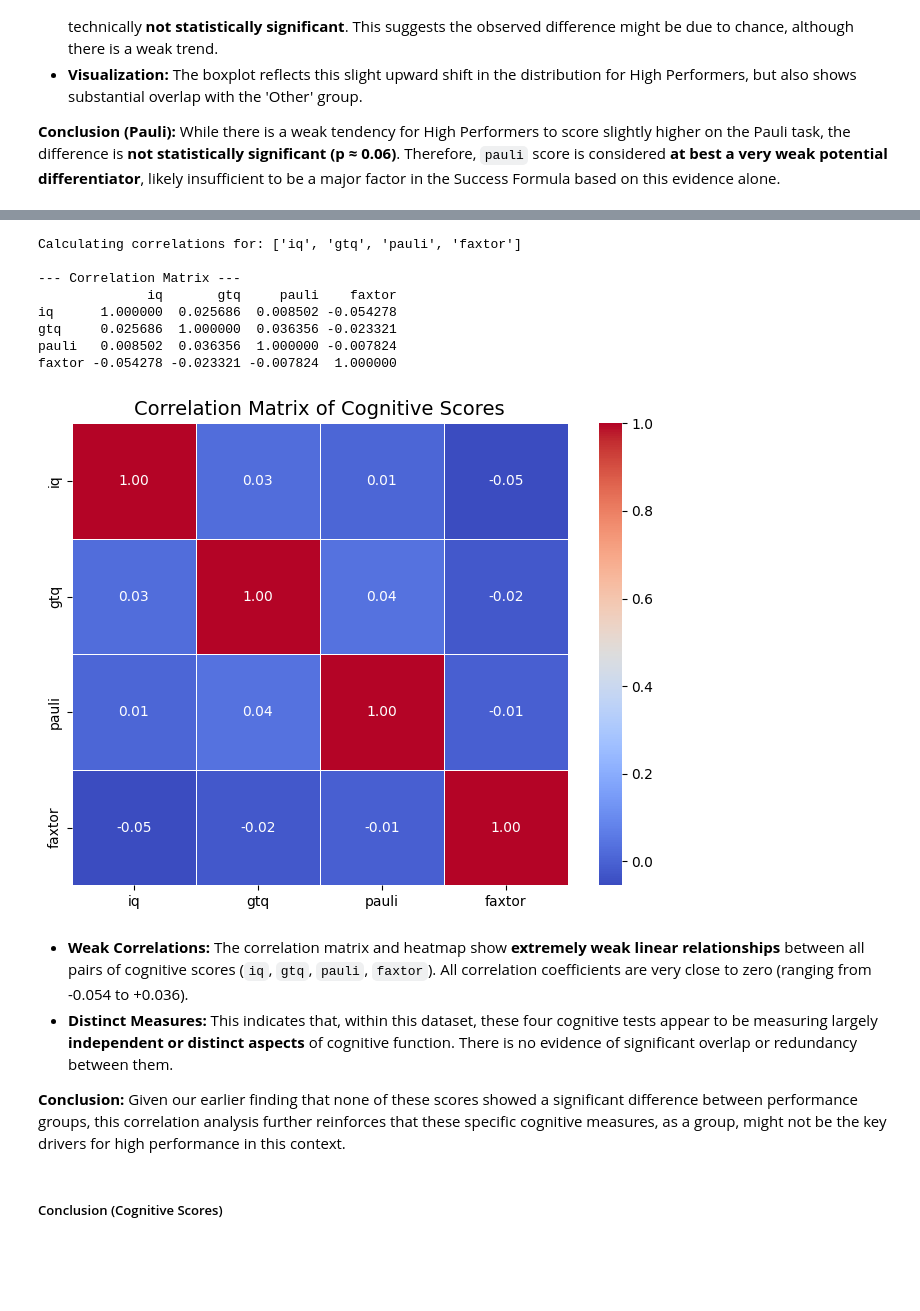
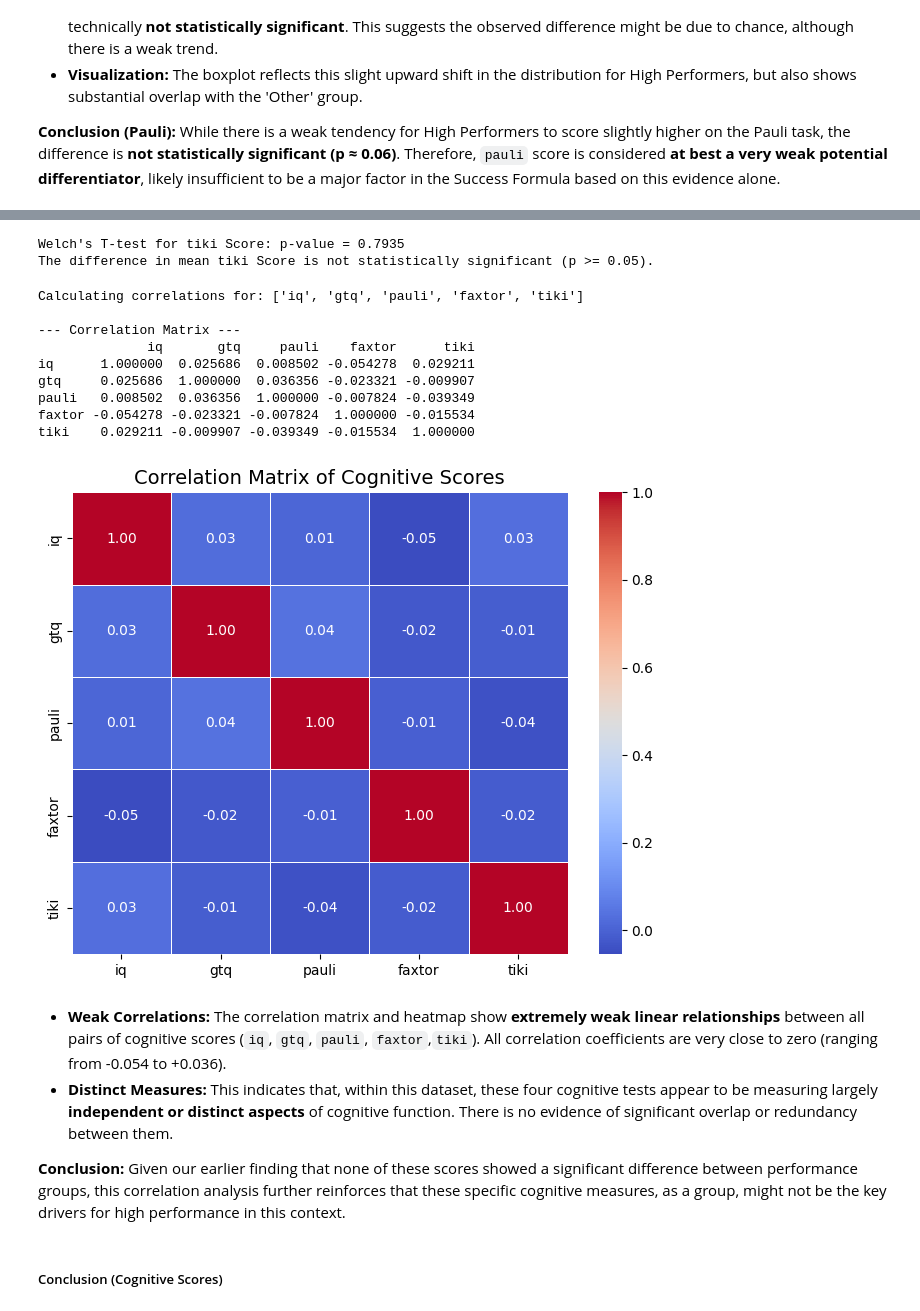
Before and after one commit to fbudimannn/talent-intelligence-system, a Jupyter notebook: 1_analysis/data_exploration.ipynb, the cells around one changed output, grey strips where cells are left out. Saved outputs shown, nothing was run; the diff lists cells and outputs as text; code cells hidden in the pictures; blank space fills up the shorter version.

```diff
--- a/1_analysis/data_exploration.ipynb
+++ b/1_analysis/data_exploration.ipynb
@@ -2454,44 +2479,62 @@ The difference in mean Pauli Score is not statistically significant (p >= 0.05).
+# %%
+#  T-test for statistical significance
+group_true_pauli = df_main_EDA[df_main_EDA['is_high_performer'] == True]['tiki']
+group_false_pauli = df_main_EDA[df_main_EDA['is_high_performer'] == False]['tiki']
+# Check if both groups have data before running t-test
+if not group_true_pauli.empty and not group_false_pauli.empty:
+    t_stat_pauli, p_value_pauli = ttest_ind(group_true_pauli, group_false_pauli, equal_var=False, nan_policy='omit') # Welch's t-test, ignore NaNs if any accidentally remain
+    print(f"\nWelch's T-test for tiki Score: p-value = {p_value_pauli:.4f}")
+    if p_value_pauli < 0.05:
+        print("The difference in mean tiki Score is statistically significant (p < 0.05).")
+    else:
+        print("The difference in mean tiki Score is not statistically significant (p >= 0.05).")
+else:
+    print("\nCould not perform t-test for tiki Score (one or both groups might be empty).")
+# %% [output]
+Welch's T-test for tiki Score: p-value = 0.7935
+The difference in mean tiki Score is not statistically significant (p >= 0.05).
 # %%
 # Analysis: Correlation Between Cognitive Scores
 
 # --- Select Cognitive Score Columns ---
-cognitive_cols = ['iq', 'gtq', 'pauli', 'faxtor'] # Verify 'gtq_total' name
+cognitive_cols = ['iq', 'gtq', 'pauli', 'faxtor','tiki'] # Verify 'gtq_total' name
 
 # Check if all columns exist before proceeding
 available_cognitive_cols = [col for col in cognitive_cols if col in df_main_EDA.columns]
 if len(available_cognitive_cols) < 2:
     print("Not enough cognitive columns available to calculate correlations.")
 else:
     print(f"Calculating correlations for: {available_cognitive_cols}")
 
     # --- Calculate Correlation Matrix ---
     # .corr() automatically handles missing values (like those in Dept 4 for iq/gtq) by pairwise deletion by default
     correlation_matrix = df_main_EDA[available_cognitive_cols].corr()
 
     print("\n--- Correlation Matrix ---")
     print(correlation_matrix)
 
     # --- Visualize Heatmap ---
     plt.figure(figsize=(8, 6))
     sns.heatmap(correlation_matrix,
                 annot=True,        # Show correlation values on the heatmap
                 cmap='coolwarm',   # Color map (blue=negative, red=positive)
                 fmt=".2f",         # Format numbers to 2 decimal places
                 linewidths=.5)     # Add lines between cells
     plt.title('Correlation Matrix of Cognitive Scores', fontsize=14)
     plt.show()
 # %% [output]
-Calculating correlations for: ['iq', 'gtq', 'pauli', 'faxtor']
+Calculating correlations for: ['iq', 'gtq', 'pauli', 'faxtor', 'tiki']
 
 --- Correlation Matrix ---
-              iq       gtq     pauli    faxtor
-iq      1.000000  0.025686  0.008502 -0.054278
-gtq     0.025686  1.000000  0.036356 -0.023321
-pauli   0.008502  0.036356  1.000000 -0.007824
-faxtor -0.054278 -0.023321 -0.007824  1.000000
+              iq       gtq     pauli    faxtor      tiki
+iq      1.000000  0.025686  0.008502 -0.054278  0.029211
+gtq     0.025686  1.000000  0.036356 -0.023321 -0.009907
+pauli   0.008502  0.036356  1.000000 -0.007824 -0.039349
+faxtor -0.054278 -0.023321 -0.007824  1.000000 -0.015534
+tiki    0.029211 -0.009907 -0.039349 -0.015534  1.000000
-[figure, old version]
+[figure, new version]
 # %% [markdown]
-* **Weak Correlations:** The correlation matrix and heatmap show **extremely weak linear relationships** between all pairs of cognitive scores (`iq`, `gtq`, `pauli`, `faxtor`). All correlation coefficients are very close to zero (ranging from -0.054 to +0.036).
+* **Weak Correlations:** The correlation matrix and heatmap show **extremely weak linear relationships** between all pairs of cognitive scores (`iq`, `gtq`, `pauli`, `faxtor`,`tiki`). All correlation coefficients are very close to zero (ranging from -0.054 to +0.036).
 * **Distinct Measures:** This indicates that, within this dataset, these four cognitive tests appear to be measuring largely **independent or distinct aspects** of cognitive function. There is no evidence of significant overlap or redundancy between them.
 
 **Conclusion:** Given our earlier finding that none of these scores showed a significant difference between performance groups, this correlation analysis further reinforces that these specific cognitive measures, as a group, might not be the key drivers for high performance in this context.
```
Also changed, not shown: parts of 6 cells of this notebook.
